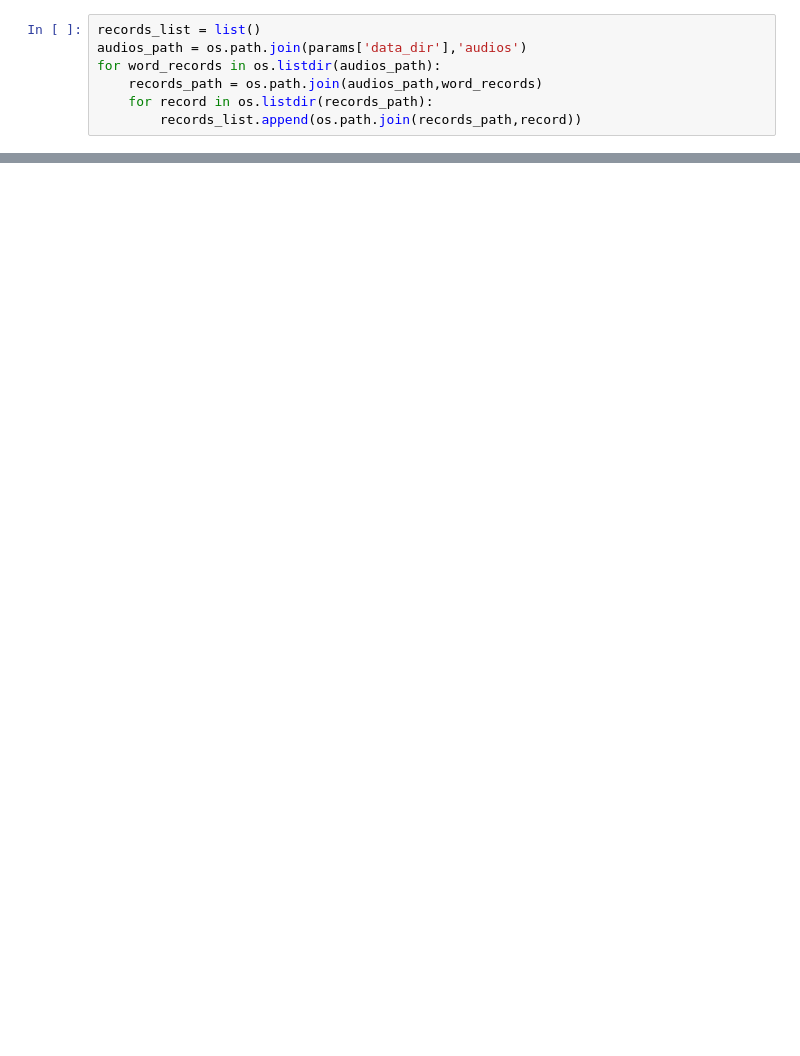
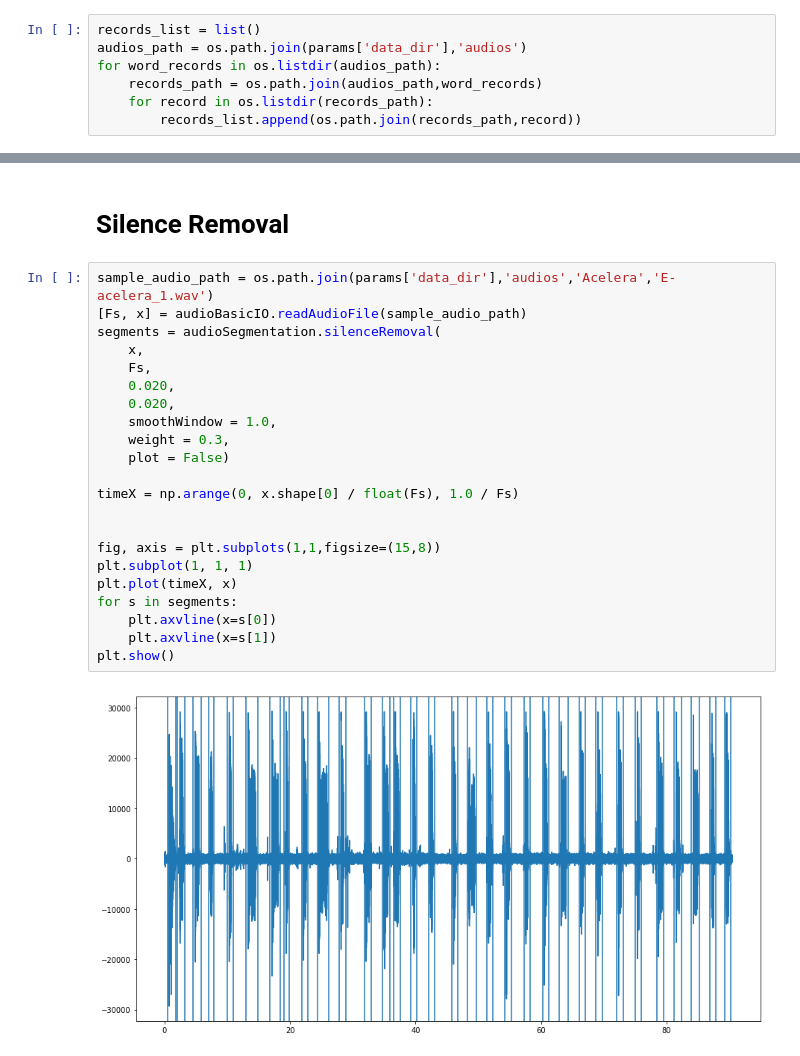
Before and after one commit to SebasPelaez/speech-recognition-pi, a Jupyter notebook: Pruebas.ipynb, the cells around one changed output, grey strips where cells are left out. Drawn from its saved outputs; the diff is of its cells as text; blank space fills up the shorter version.

```diff
--- a/Pruebas.ipynb
+++ b/Pruebas.ipynb
@@ -121,0 +132,26 @@ plt.show()
+# %% [markdown]
+# Silence Removal
+# %%
+sample_audio_path = os.path.join(params['data_dir'],'audios','Acelera','E-acelera_1.wav')
+[Fs, x] = audioBasicIO.readAudioFile(sample_audio_path)
+segments = audioSegmentation.silenceRemoval(
+    x,
+    Fs,
+    0.020,
+    0.020,
+    smoothWindow = 1.0,
+    weight = 0.3,
+    plot = False)
+
+timeX = np.arange(0, x.shape[0] / float(Fs), 1.0 / Fs)
+
+
+fig, axis = plt.subplots(1,1,figsize=(15,8))
+plt.subplot(1, 1, 1)
+plt.plot(timeX, x)
+for s in segments:
+    plt.axvline(x=s[0])
+    plt.axvline(x=s[1])
+plt.show()
+# %% [output]
+[figure, added]
```
Also changed, not shown: parts of 14 cells of this notebook.
